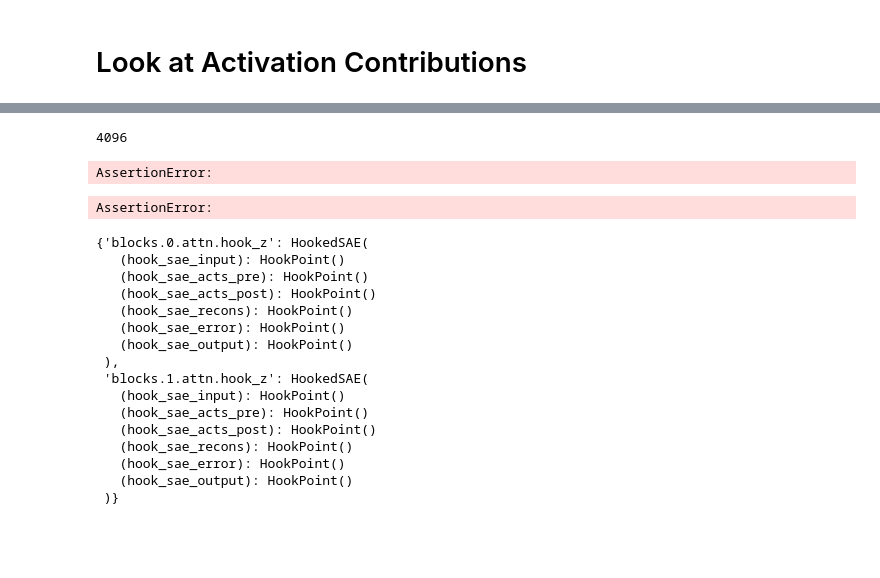
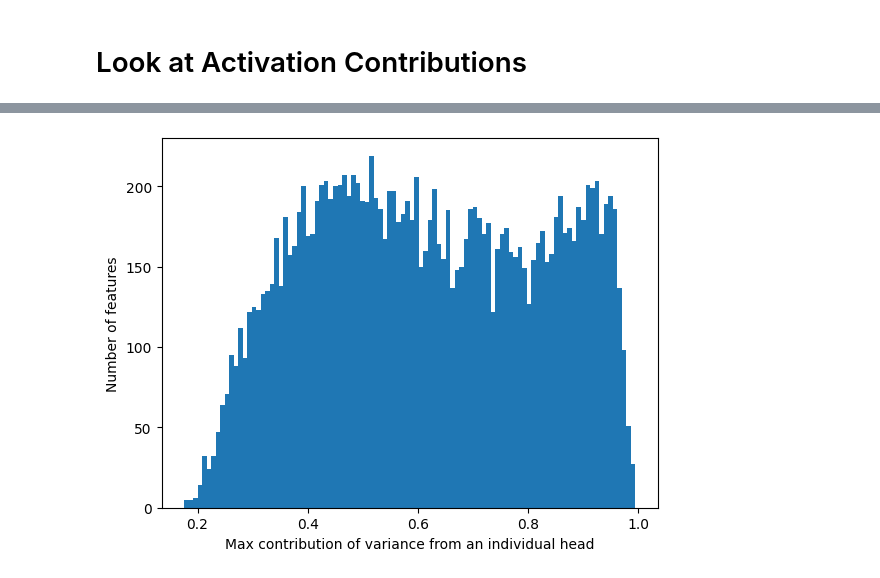
Before and after one commit to briannachrisman/MATS-2024, a Jupyter notebook: feature_distributions.ipynb, the cells around one changed output, grey strips where cells are left out. Saved outputs shown, nothing was run; the diff lists cells and outputs as text; code cells hidden in the pictures; blank space fills up the shorter version.

```diff
--- a/feature_distributions.ipynb
+++ b/feature_distributions.ipynb
@@ -399,35 +147,45 @@ state_dict
-# %%
-cfg['batch_size']
-# %% [output]
-4096
-# %%
-auto_encoder_run = "tinystories-1M-SAES/concat-z-gelu-21-l1-lr-sweep-3/gelu-2l_L1_Hcat_z_lr1.00e-03_l12.00e+00_ds16384_bs4096_dc1.00e-07_rie50000_nr4_v78"
-
-encoder = AutoEncoder.load_from_hf(auto_encoder_run)
-# %% [output]
-AssertionError:
-# %%
-auto_encoder_run = "ckkissane/tinystories-1M-SAES/concat-z-gelu-21-l1-lr-sweep-3/gelu-2l_L1_Hcat_z_lr1.00e-03_l12.00e+00_ds16384_bs4096_dc1.00e-07_rie50000_nr4_v78"
-
-encoder = AutoEncoder.load_from_hf(auto_encoder_run)
-# %% [output]
-AssertionError:
-# %%
-gpt2_sae
-# %% [output]
-{'blocks.0.attn.hook_z': HookedSAE(
-   (hook_sae_input): HookPoint()
-   (hook_sae_acts_pre): HookPoint()
-   (hook_sae_acts_post): HookPoint()
-   (hook_sae_recons): HookPoint()
-   (hook_sae_error): HookPoint()
-   (hook_sae_output): HookPoint()
- ),
- 'blocks.1.attn.hook_z': HookedSAE(
-   (hook_sae_input): HookPoint()
-   (hook_sae_acts_pre): HookPoint()
-   (hook_sae_acts_post): HookPoint()
-   (hook_sae_recons): HookPoint()
-   (hook_sae_error): HookPoint()
-   (hook_sae_output): HookPoint()
- )}
+# %%
+# Make a hook function that calculates the contributions of each head to the feature activation.
+W_enc_split = torch.split(sae.W_enc, model.cfg.d_head, dim=0)
+W_enc_split = torch.stack(W_enc_split, dim=1)
+
+b_dec_split = torch.split(sae.b_dec, model.cfg.d_head, dim=0)
+b_dec_split = torch.stack(b_dec_split, dim=1).transpose(0,1)
+activations_all = []
+
+sum_variance = torch.zeros(model.cfg.n_heads, sae.cfg['dict_size']).to(device)
+def SAE_hook(
+    activations, #: torch.float[torch.Tensor, "batch seq_len n_head d_head "],
+    hook: HookPoint,
+):
+    global sum_variance
+    dot_prods = einops.einsum(W_enc_split, activations-b_dec_split,
+                  "d_head n_head n_features, batch seq_len n_head d_head -> batch seq_len n_head n_features")
+    mask = (dot_prods.sum(dim=2, keepdim=False)+sae.b_enc)<=0
+    expanded_mask = einops.repeat(mask, "batch seq_len n_features -> batch seq_len n_head n_features", n_head=model.cfg.n_heads)
+    dot_prods[expanded_mask] = 0
+
+    # Don't compute contributions where the feature wasn't activated.
+    sum_variance = sum_variance + (dot_prods**2).sum(dim=0).sum(dim=0)
+
+
+for tokens, i in tqdm(DataLoader(dataset, batch_size=128, shuffle=True)):
+    model.run_with_hooks(
+        tokens,
+        return_type=None, # For efficiency, we don't need to calculate the logits
+        fwd_hooks=[(
+            sae.cfg["act_name"],
+            SAE_hook
+        )]
+    )
+
+# remove hook from model
+model.remove_hooks()
+# %%
+activation_contributions = sum_variance/sum_variance.sum(dim=0, keepdim=True)
+plt.hist(activation_contributions.max(dim=0).values.cpu().detach().numpy(), bins=100)
+plt.xlabel('Max contribution of variance from an individual head')
+plt.ylabel('Number of features')
+plt.show()
+# %% [output]
+[figure, added]
```
Also changed, not shown: parts of 54 cells of this notebook, 28 other files.
